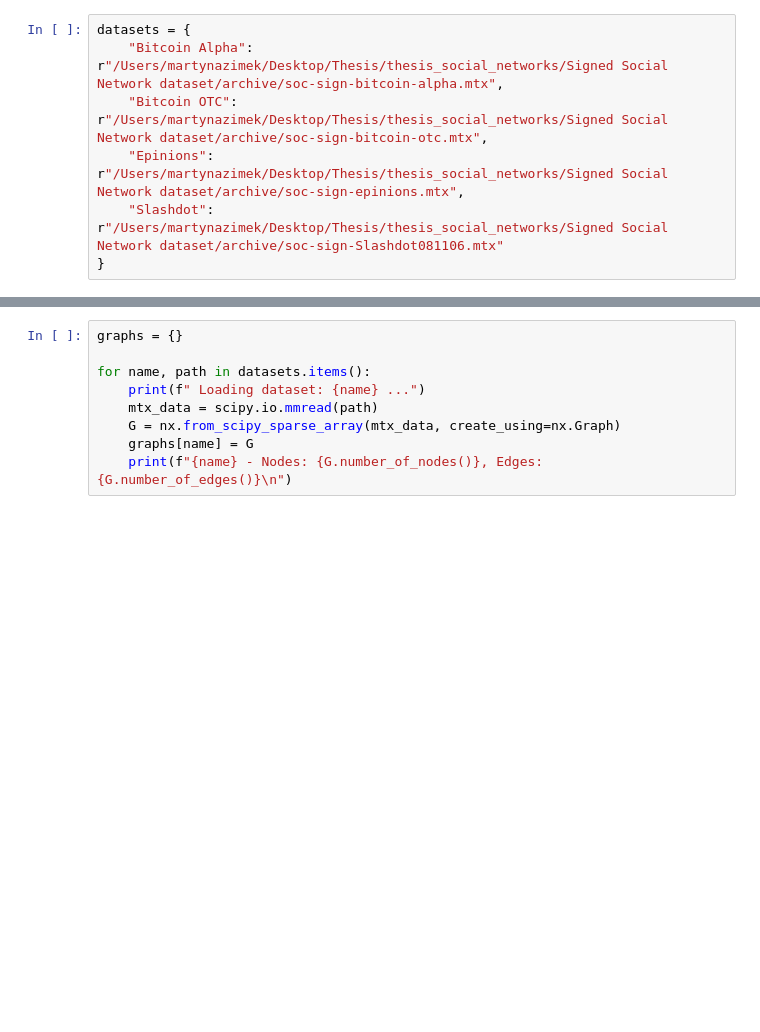
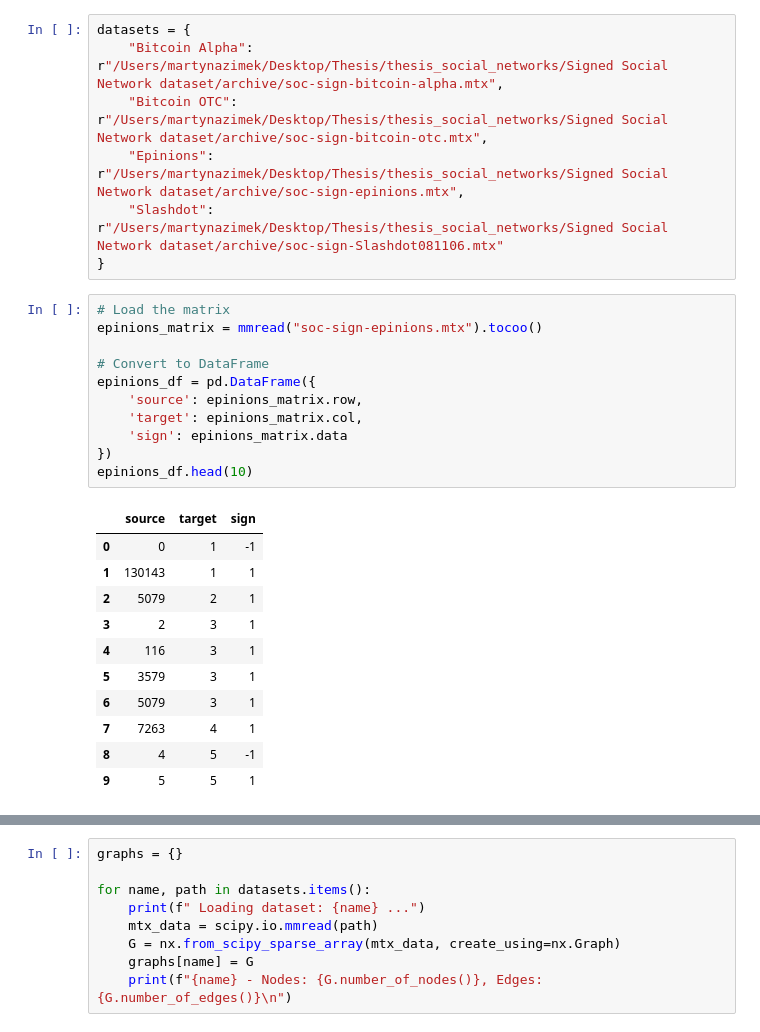
Before and after one commit to MarZim45/thesis_social_networks, a Jupyter notebook: Signed Social Network dataset/archive/signed.ipynb, the cells around one changed output, grey strips where cells are left out. Saved outputs shown, nothing was run; the diff lists cells and outputs as text; blank space fills up the shorter version.

```diff
--- a/Signed Social Network dataset/archive/signed.ipynb
+++ b/Signed Social Network dataset/archive/signed.ipynb
@@ -50,3 +50,26 @@ datasets = {
     "Epinions": r"/Users/martynazimek/Desktop/Thesis/thesis_social_networks/Signed Social Network dataset/archive/soc-sign-epinions.mtx",
     "Slashdot": r"/Users/martynazimek/Desktop/Thesis/thesis_social_networks/Signed Social Network dataset/archive/soc-sign-Slashdot081106.mtx"
 }
+# %%
+# Load the matrix
+epinions_matrix = mmread("soc-sign-epinions.mtx").tocoo()
+
+# Convert to DataFrame
+epinions_df = pd.DataFrame({
+    'source': epinions_matrix.row,
+    'target': epinions_matrix.col,
+    'sign': epinions_matrix.data
+})
+epinions_df.head(10)
+# %% [output]
+|  | source | target | sign |
+| 0 | 0 | 1 | -1 |
+| 1 | 130143 | 1 | 1 |
+| 2 | 5079 | 2 | 1 |
+| 3 | 2 | 3 | 1 |
+| 4 | 116 | 3 | 1 |
+| 5 | 3579 | 3 | 1 |
+| 6 | 5079 | 3 | 1 |
+| 7 | 7263 | 4 | 1 |
+| 8 | 4 | 5 | -1 |
+| 9 | 5 | 5 | 1 |
```
Also changed, not shown: parts of 29 cells of this notebook, 9 other files.
